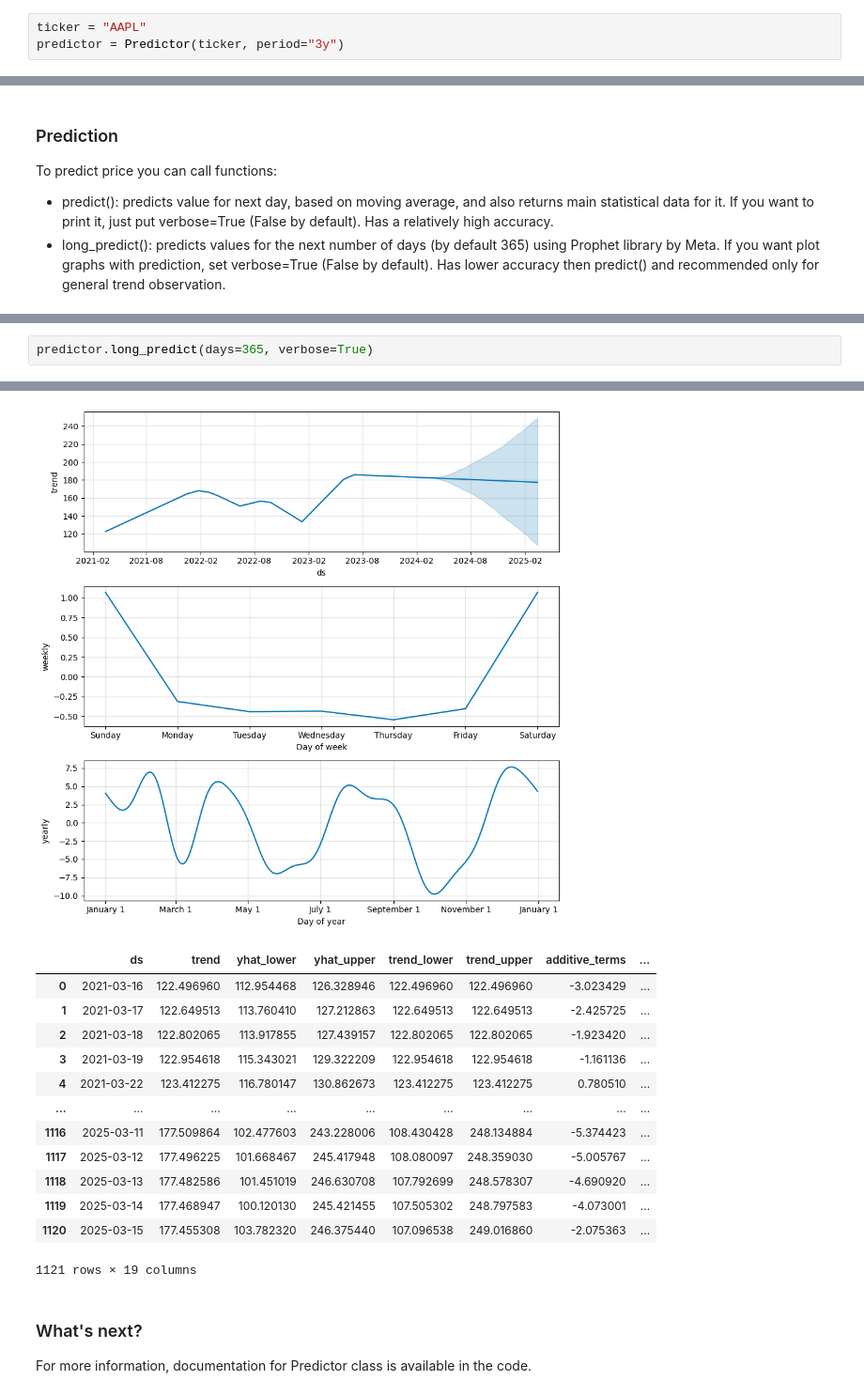
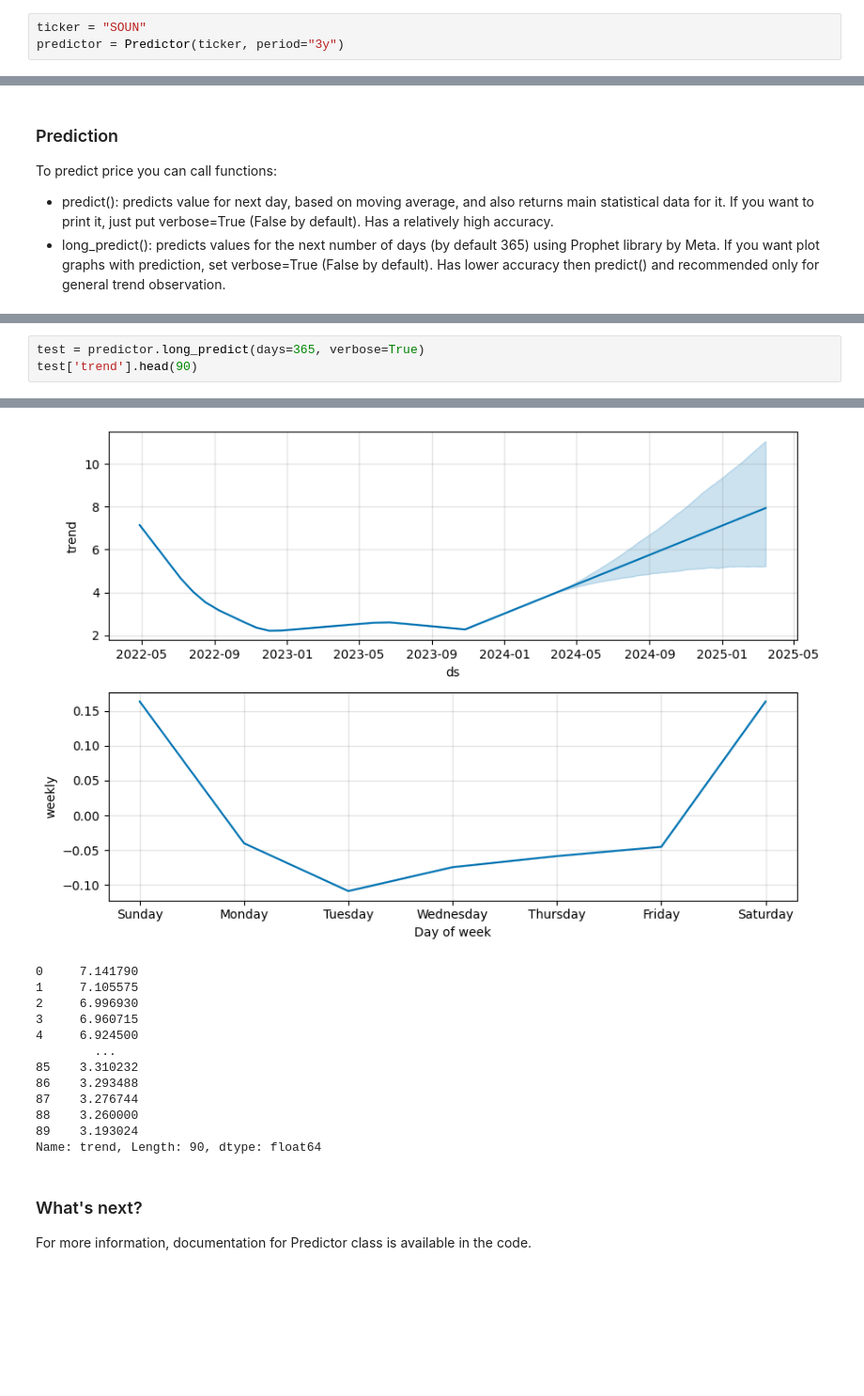
Before and after one commit to Duitenberg-ICT/DB-InvestmentBot, a Jupyter notebook: src/demo.ipynb, the cells around one changed output, grey strips where cells are left out. Shown: that part at 94% size. Drawn from its saved outputs; the diff is of its cells as text; blank space fills up the shorter version.

```diff
--- a/src/demo.ipynb
+++ b/src/demo.ipynb
@@ -9,7 +9,7 @@ from belfort.predictor import Predictor
 ### Overview and Plot
 Then, choose your favourite ticker you want make a prediction for (multiple tickers will be supported later) and period of data (by default 3 years).
 # %%
-ticker = "AAPL"
+ticker = "SOUN"
 predictor = Predictor(ticker, period="3y")
 # %% [output]
 [*********************100%%**********************]  1 of 1 completed
@@ -54,3 +54,4 @@ Standard error: 2.6241
 # %%
-predictor.long_predict(days=365, verbose=True)
+test = predictor.long_predict(days=365, verbose=True)
+test['trend'].head(90)
 # %% [output]
@@ -60,17 +61,16 @@ predictor.long_predict(days=365, verbose=True)
-[figure, old version]
+[figure, new version]
-|  | ds | trend | yhat_lower | yhat_upper | trend_lower | trend_upper | additive_terms | ... |
-| 0 | 2021-03-16 | 122.496960 | 112.954468 | 126.328946 | 122.496960 | 122.496960 | -3.023429 | ... |
-| 1 | 2021-03-17 | 122.649513 | 113.760410 | 127.212863 | 122.649513 | 122.649513 | -2.425725 | ... |
-| 2 | 2021-03-18 | 122.802065 | 113.917855 | 127.439157 | 122.802065 | 122.802065 | -1.923420 | ... |
-| 3 | 2021-03-19 | 122.954618 | 115.343021 | 129.322209 | 122.954618 | 122.954618 | -1.161136 | ... |
-| 4 | 2021-03-22 | 123.412275 | 116.780147 | 130.862673 | 123.412275 | 123.412275 | 0.780510 | ... |
-| ... | ... | ... | ... | ... | ... | ... | ... | ... |
-| 1116 | 2025-03-11 | 177.509864 | 102.477603 | 243.228006 | 108.430428 | 248.134884 | -5.374423 | ... |
-| 1117 | 2025-03-12 | 177.496225 | 101.668467 | 245.417948 | 108.080097 | 248.359030 | -5.005767 | ... |
-| 1118 | 2025-03-13 | 177.482586 | 101.451019 | 246.630708 | 107.792699 | 248.578307 | -4.690920 | ... |
-| 1119 | 2025-03-14 | 177.468947 | 100.120130 | 245.421455 | 107.505302 | 248.797583 | -4.073001 | ... |
-| 1120 | 2025-03-15 | 177.455308 | 103.782320 | 246.375440 | 107.096538 | 249.016860 | -2.075363 | ... |
-1121 rows × 19 columns
+0     7.141790
+1     7.105575
+2     6.996930
+3     6.960715
+4     6.924500
+        ...
+85    3.310232
+86    3.293488
+87    3.276744
+88    3.260000
+89    3.193024
+Name: trend, Length: 90, dtype: float64
 # %% [markdown]
 ### What's next?
 For more information, documentation for Predictor class is available in the code.
```
Also changed, not shown: parts of 5 cells of this notebook, 1 other file.
